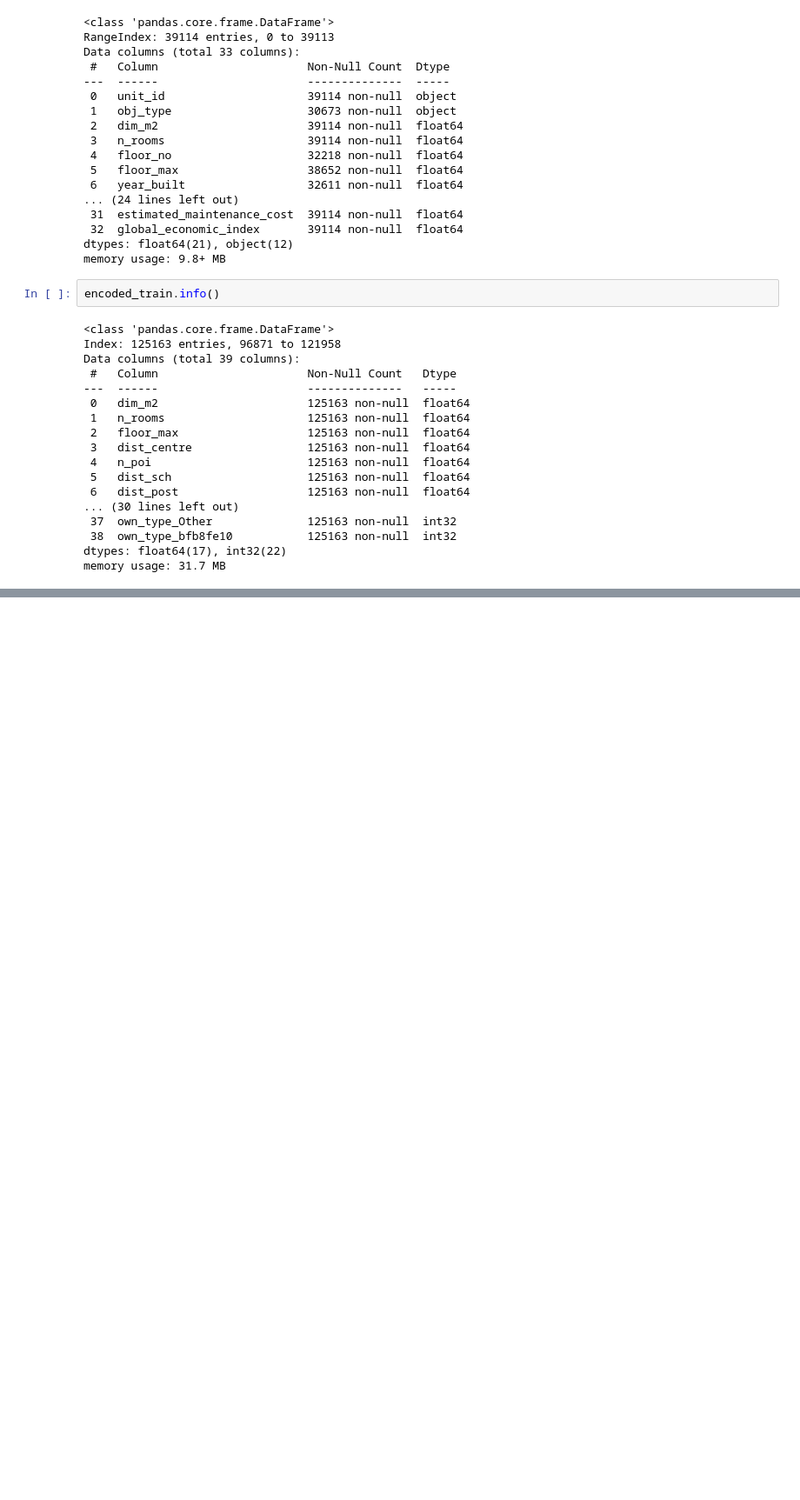
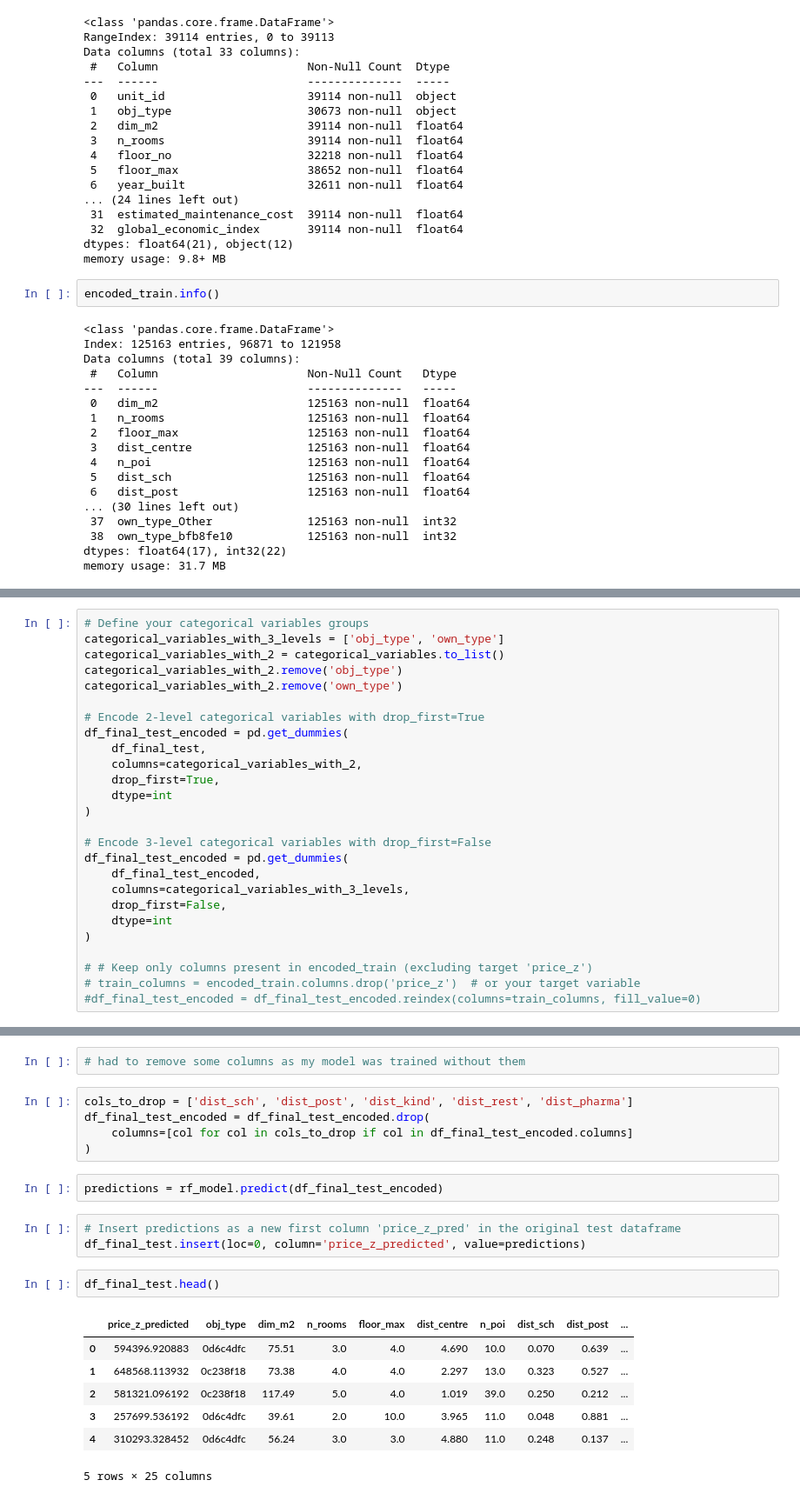
Before and after one commit to Mukhammadkodir27/Machine_Learning_Projects, a Jupyter notebook: Project-ML.ipynb, the cells around one changed output, grey strips where cells are left out. Shown at 87% size. Saved outputs shown, nothing was run; the diff lists cells and outputs as text; blank space fills up the shorter version.

```diff
--- a/Project-ML.ipynb
+++ b/Project-ML.ipynb
@@ -1829,0 +2424,26 @@ memory usage: 31.7 MB
+# %%
+# Define your categorical variables groups
+categorical_variables_with_3_levels = ['obj_type', 'own_type']
+categorical_variables_with_2 = categorical_variables.to_list()
+categorical_variables_with_2.remove('obj_type')
+categorical_variables_with_2.remove('own_type')
+
+# Encode 2-level categorical variables with drop_first=True
+df_final_test_encoded = pd.get_dummies(
+    df_final_test,
+    columns=categorical_variables_with_2,
+    drop_first=True,
+    dtype=int
+)
+
+# Encode 3-level categorical variables with drop_first=False
+df_final_test_encoded = pd.get_dummies(
+    df_final_test_encoded,
+    columns=categorical_variables_with_3_levels,
+    drop_first=False,
+    dtype=int
+)
+
+# # Keep only columns present in encoded_train (excluding target 'price_z')
+# train_columns = encoded_train.columns.drop('price_z')  # or your target variable
+#df_final_test_encoded = df_final_test_encoded.reindex(columns=train_columns, fill_value=0)
@@ -1829,0 +2490,22 @@ memory usage: 31.7 MB
+# %%
+# had to remove some columns as my model was trained without them
+# %%
+cols_to_drop = ['dist_sch', 'dist_post', 'dist_kind', 'dist_rest', 'dist_pharma']
+df_final_test_encoded = df_final_test_encoded.drop(
+    columns=[col for col in cols_to_drop if col in df_final_test_encoded.columns]
+)
+# %%
+predictions = rf_model.predict(df_final_test_encoded)
+# %%
+# Insert predictions as a new first column 'price_z_pred' in the original test dataframe
+df_final_test.insert(loc=0, column='price_z_predicted', value=predictions)
+# %%
+df_final_test.head()
+# %% [output]
+|  | price_z_predicted | obj_type | dim_m2 | n_rooms | floor_max | dist_centre | n_poi | dist_sch | dist_post | ... |
+| 0 | 594396.920883 | 0d6c4dfc | 75.51 | 3.0 | 4.0 | 4.690 | 10.0 | 0.070 | 0.639 | ... |
+| 1 | 648568.113932 | 0c238f18 | 73.38 | 4.0 | 4.0 | 2.297 | 13.0 | 0.323 | 0.527 | ... |
+| 2 | 581321.096192 | 0c238f18 | 117.49 | 5.0 | 4.0 | 1.019 | 39.0 | 0.250 | 0.212 | ... |
+| 3 | 257699.536192 | 0d6c4dfc | 39.61 | 2.0 | 10.0 | 3.965 | 11.0 | 0.048 | 0.881 | ... |
+| 4 | 310293.328452 | 0d6c4dfc | 56.24 | 3.0 | 3.0 | 4.880 | 11.0 | 0.248 | 0.137 | ... |
+5 rows × 25 columns
```
Also changed, not shown: parts of 46 cells of this notebook.
